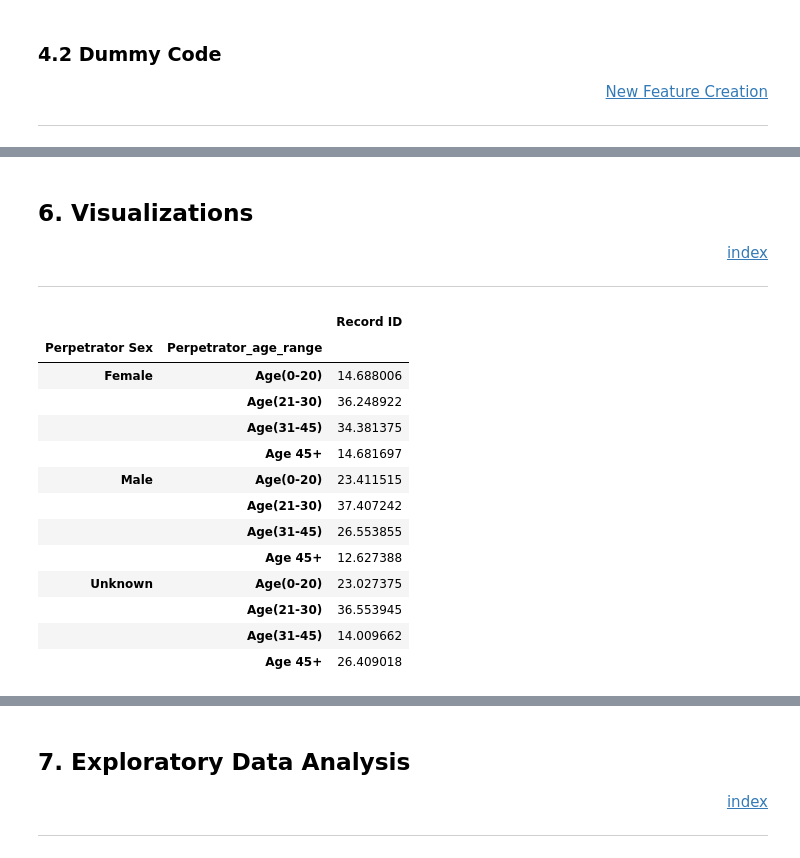
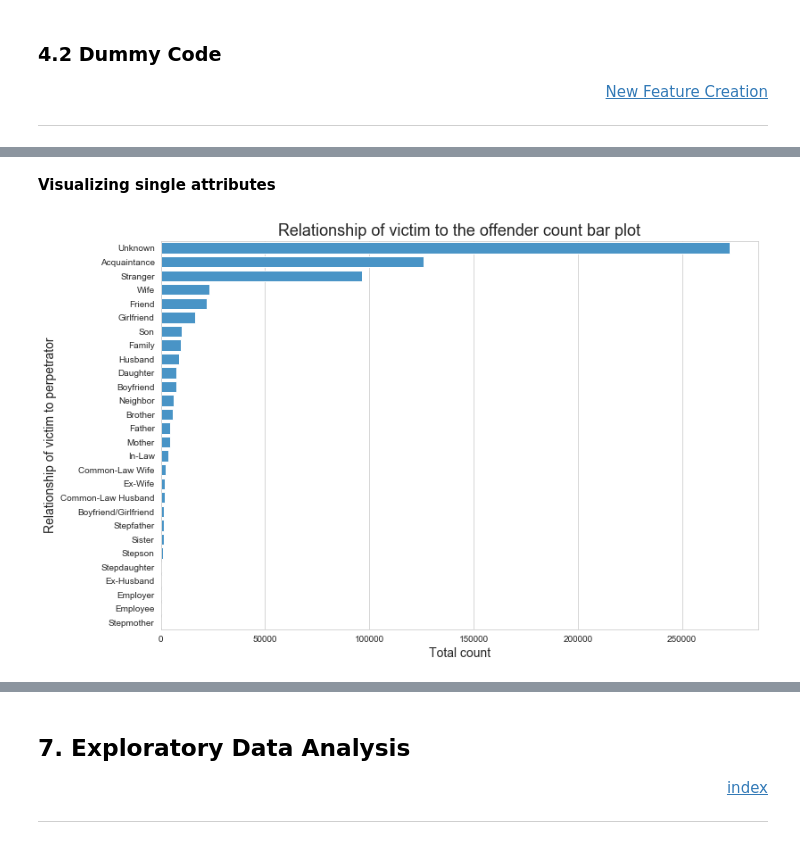
Before and after one commit to pretttyvo/ML1-Visualization-and-Data-Preprocessing, a Jupyter notebook: Lab 1/Jupyter Notebooks/Final Submission.ipynb, the cells around one changed output, grey strips where cells are left out. Cells and saved outputs as stored; diff of their text form; code cells hidden in the pictures.

```diff
--- a/Lab 1/Jupyter Notebooks/Final Submission.ipynb
+++ b/Lab 1/Jupyter Notebooks/Final Submission.ipynb
@@ -309,43 +663,17 @@ df_categorical_levels.sort_values(by='Unknown_Count', ascending = False).head()
-# %% [markdown]
-## 6. Visualizations <a id='visualizations'></a>
-<div style="text-align: right"> <a href="#index">index</a> </div>
-<hr/>
-# %%
-df['Perpetrator_age_range'] = pd.cut(df['Perpetrator Age'].astype(int),[0,20,30,45,1e6],3,
-                                     labels=['Age(0-20)','Age(21-30)','Age(31-45)','Age 45+'])
-ct_Perpetrator_age_range = pd.crosstab(df.Perpetrator_age_range,
-           df['Perpetrator Sex'],
-
-           normalize=True).round(4)*100
-
-
-# ct_Perpetrator_age_range.plot(kind='barh',
-#                              stacked=True,
-#                              )
-# plt.xlabel('Percentage of Total Homicides')
-# plt.ylabel('Perpetrator Age Range')
-# plt.title('Age and Sex of Perpetrators')
-state_office = df[['Perpetrator Sex', 'Perpetrator_age_range', 'Record ID']].dropna().groupby(['Perpetrator Sex', 'Perpetrator_age_range']).agg({'Record ID': 'count'})
-# state_office = df.groupby(['state', 'office_id']).agg({'sales': 'sum'})
-# Change: groupby state_office and divide by sum
-state_pcts = state_office.groupby(level=0).apply(lambda x:
-                                                 100 * x / float(x.sum()))
-state_pcts
-# fig = px.bar(df, x=ct_Perpetrator_age_range['Female']+ct_Perpetrator_age_range['Male'],
-#              y=ct_Perpetrator_age_range.index, orientation='h', color='')
-# fig.show()
-# %% [output]
-|  |  | Record ID |
-| Perpetrator Sex | Perpetrator_age_range |  |
-| Female | Age(0-20) | 14.688006 |
-|  | Age(21-30) | 36.248922 |
-|  | Age(31-45) | 34.381375 |
-|  | Age 45+ | 14.681697 |
-| Male | Age(0-20) | 23.411515 |
-|  | Age(21-30) | 37.407242 |
-|  | Age(31-45) | 26.553855 |
-|  | Age 45+ | 12.627388 |
-| Unknown | Age(0-20) | 23.027375 |
-|  | Age(21-30) | 36.553945 |
-|  | Age(31-45) | 14.009662 |
-|  | Age 45+ | 26.409018 |
+# %% [markdown]
+<b>Visualizing single attributes</b>
+# %%
+sns.set_style("whitegrid") # set the sns char style
+# %%
+#source code: https://stackoverflow.com/questions/46623583/seaborn-countplot-order-categories-by-count/46624802
+f,ax = plt.subplots(figsize=(12,8)) # size  of the plot.
+sns.countplot(y='Relationship',
+              order=df_imputed['Relationship'].value_counts().index,  # order the bars
+               data = df_imputed,
+                color='#3498DB')
+plt.xlabel('Total count',size=14)
+plt.ylabel('Relationship of victim to perpetrator',size=14)
+plt.title('Relationship of victim to the offender count bar plot',size=18)
+plt.show()
+# %% [output]
+[figure, added]
```
Also changed, not shown: parts of 82 cells of this notebook.
